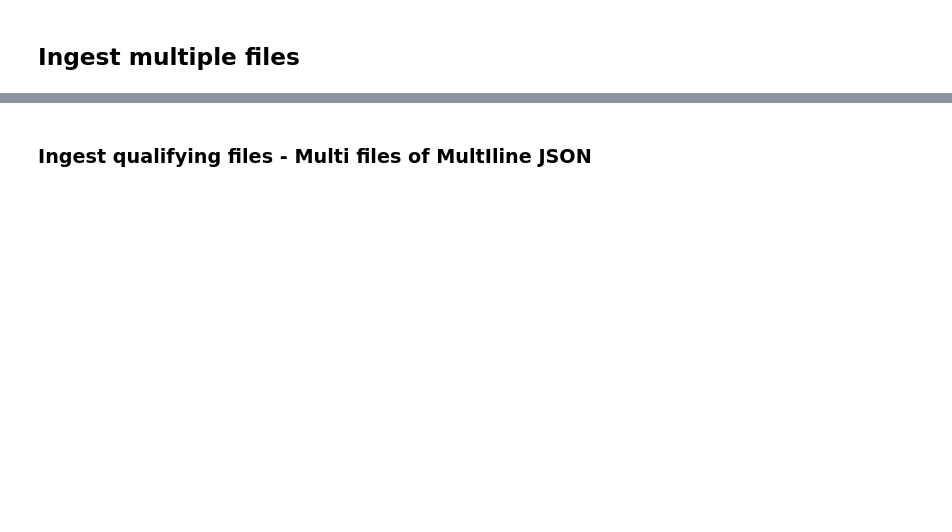
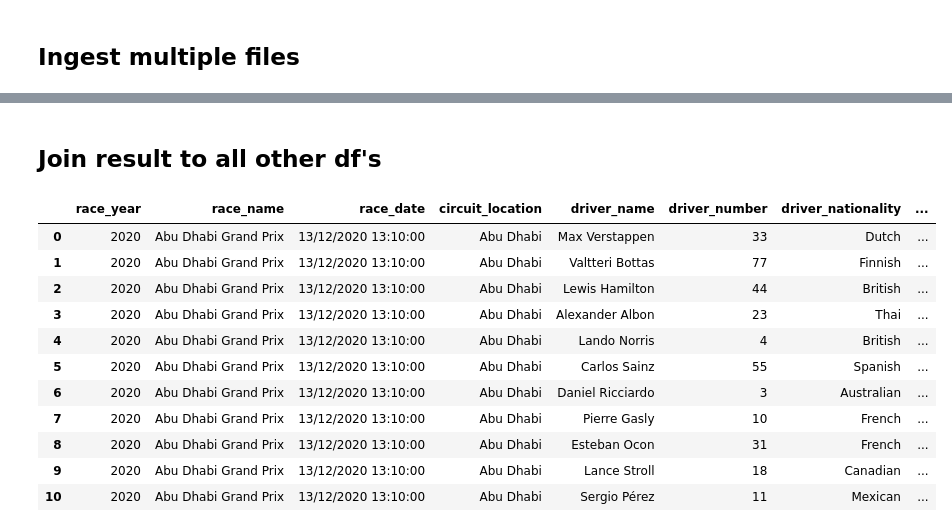
Before and after one commit to PBuenoc/f1ProjectInGoogleColab, a Jupyter notebook: F1ProjectInColab.ipynb, the cells around one changed output, grey strips where cells are left out. Saved outputs shown, nothing was run; the diff lists cells and outputs as text; code cells hidden in the pictures; blank space fills up the shorter version.

```diff
--- a/F1ProjectInColab.ipynb
+++ b/F1ProjectInColab.ipynb
@@ -241,0 +365,5 @@ lap_times_df = spark.read \
+# %%
+drivers_df = spark.read.parquet('/content/drive/MyDrive/formula1Project/data/processed/drivers') \
+.withColumnRenamed('number', 'driver_number') \
+.withColumnRenamed('name', 'driver_name') \
+.withColumnRenamed('nationality', 'driver_nationality')
@@ -241,0 +372,2 @@ lap_times_df = spark.read \
+# %%
+race_circuit_df = races_df.join(circuits_df, races_df.circuit_id == circuits_df.circuit_id, 'inner').select('race_id','race_year', 'race_name', 'race_date', 'circuit_location')
@@ -242,2 +394,8 @@ lap_times_df = spark.read \
+# %% [markdown]
+## Join result to all other df's
+# %%
+race_results_df = results_df.join(race_circuit_df, results_df.race_id == race_circuit_df.race_id) \
+                            .join(drivers_df, results_df.driver_id == drivers_df.driver_id) \
+                            .join(constructors_df, results_df.constructor_id == constructors_df.constructor_id)
 # %%
 from pyspark.sql.functions import current_timestamp
@@ -248 +402,19 @@ lap_times_df = lap_times_df.withColumnRenamed('raceId', 'race_id') \
+# %%
+final_df = race_results_df.select('race_year', 'race_name', 'race_date', 'circuit_location', 'driver_name', 'driver_number', 'driver_nationality', 'team', 'grid', 'fastest_lap', 'race_time', 'points') \
+.withColumn('created_date', current_timestamp())
+# %%
+final_df.where("race_year == 2020 and race_name == 'Abu Dhabi Grand Prix'").orderBy(final_df.points.desc()).limit(11).toPandas()
+# %% [output]
+|  | race_year | race_name | race_date | circuit_location | driver_name | driver_number | driver_nationality | ... |
+| 0 | 2020 | Abu Dhabi Grand Prix | 13/12/2020 13:10:00 | Abu Dhabi | Max Verstappen | 33 | Dutch | ... |
+| 1 | 2020 | Abu Dhabi Grand Prix | 13/12/2020 13:10:00 | Abu Dhabi | Valtteri Bottas | 77 | Finnish | ... |
+| 2 | 2020 | Abu Dhabi Grand Prix | 13/12/2020 13:10:00 | Abu Dhabi | Lewis Hamilton | 44 | British | ... |
+| 3 | 2020 | Abu Dhabi Grand Prix | 13/12/2020 13:10:00 | Abu Dhabi | Alexander Albon | 23 | Thai | ... |
+| 4 | 2020 | Abu Dhabi Grand Prix | 13/12/2020 13:10:00 | Abu Dhabi | Lando Norris | 4 | British | ... |
+| 5 | 2020 | Abu Dhabi Grand Prix | 13/12/2020 13:10:00 | Abu Dhabi | Carlos Sainz | 55 | Spanish | ... |
+| 6 | 2020 | Abu Dhabi Grand Prix | 13/12/2020 13:10:00 | Abu Dhabi | Daniel Ricciardo | 3 | Australian | ... |
+| 7 | 2020 | Abu Dhabi Grand Prix | 13/12/2020 13:10:00 | Abu Dhabi | Pierre Gasly | 10 | French | ... |
+| 8 | 2020 | Abu Dhabi Grand Prix | 13/12/2020 13:10:00 | Abu Dhabi | Esteban Ocon | 31 | French | ... |
+| 9 | 2020 | Abu Dhabi Grand Prix | 13/12/2020 13:10:00 | Abu Dhabi | Lance Stroll | 18 | Canadian | ... |
+| 10 | 2020 | Abu Dhabi Grand Prix | 13/12/2020 13:10:00 | Abu Dhabi | Sergio Pérez | 11 | Mexican | ... |
 # %%
@@ -250,2 +421,0 @@ lap_times_df.write.mode('overwrite').parquet('/content/formula1/data/processed/l
-# %% [markdown]
-### Ingest qualifying files - Multi files of MultIline JSON
```
Also changed, not shown: parts of 47 cells of this notebook.
